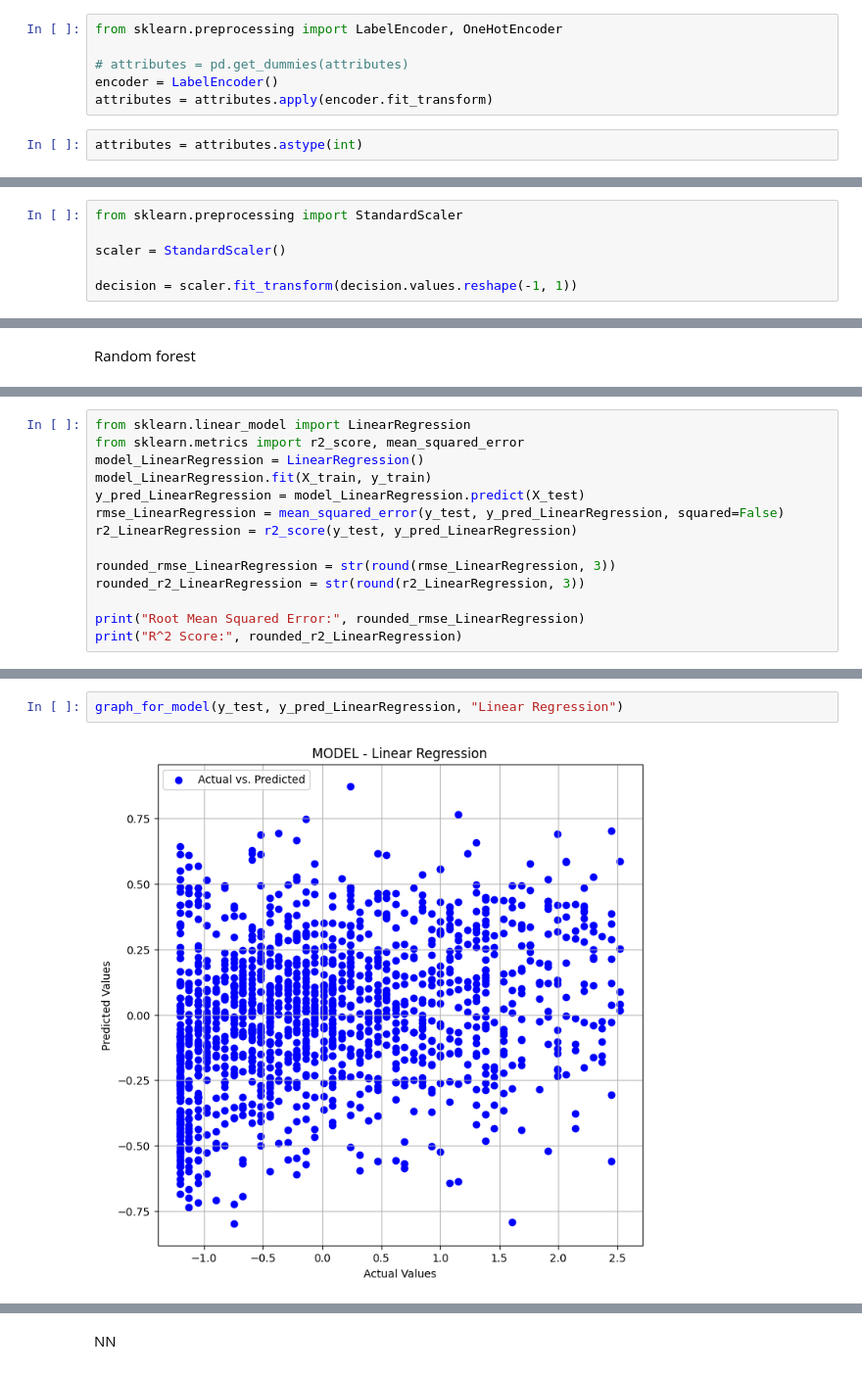
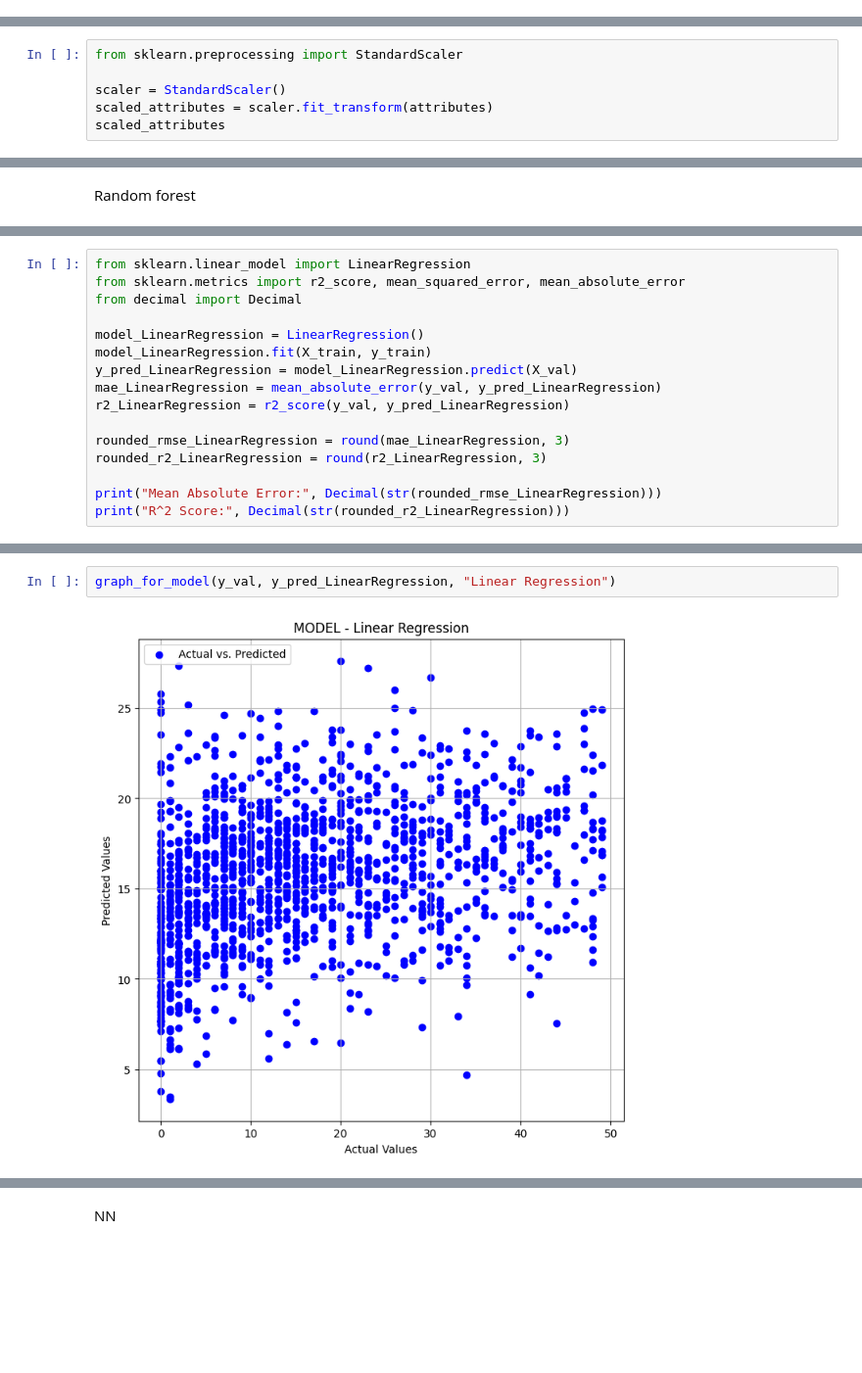
Before and after one commit to suzejka/shelter, a Jupyter notebook: magisterka.ipynb, the cells around one changed output, grey strips where cells are left out. Shown: that part at 98% size. Drawn from its saved outputs; the diff is of its cells as text; blank space fills up the shorter version.

```diff
--- a/magisterka.ipynb
+++ b/magisterka.ipynb
@@ -770,12 +756,4 @@ decision = df["Days in Shelter"].astype(float)
 attributes = df.drop("Days in Shelter", axis=1)
-# %%
-from sklearn.preprocessing import LabelEncoder, OneHotEncoder
-
-# attributes = pd.get_dummies(attributes)
-encoder = LabelEncoder()
-attributes = attributes.apply(encoder.fit_transform)
-# %%
-attributes = attributes.astype(int)
 # %%
 attributes
 # %% [output]
@@ -811,5 +793,5 @@ Name: Days in Shelter, Length: 9669, dtype: float64
 from sklearn.preprocessing import StandardScaler
 
 scaler = StandardScaler()
-
-decision = scaler.fit_transform(decision.values.reshape(-1, 1))
+scaled_attributes = scaler.fit_transform(attributes)
+scaled_attributes
@@ -863,15 +851,17 @@ Random forest
 # %%
 from sklearn.linear_model import LinearRegression
-from sklearn.metrics import r2_score, mean_squared_error
+from sklearn.metrics import r2_score, mean_squared_error, mean_absolute_error
+from decimal import Decimal
+
 model_LinearRegression = LinearRegression()
 model_LinearRegression.fit(X_train, y_train)
-y_pred_LinearRegression = model_LinearRegression.predict(X_test)
-rmse_LinearRegression = mean_squared_error(y_test, y_pred_LinearRegression, squared=False)
-r2_LinearRegression = r2_score(y_test, y_pred_LinearRegression)
+y_pred_LinearRegression = model_LinearRegression.predict(X_val)
+mae_LinearRegression = mean_absolute_error(y_val, y_pred_LinearRegression)
+r2_LinearRegression = r2_score(y_val, y_pred_LinearRegression)
 
-rounded_rmse_LinearRegression = str(round(rmse_LinearRegression, 3))
-rounded_r2_LinearRegression = str(round(r2_LinearRegression, 3))
+rounded_rmse_LinearRegression = round(mae_LinearRegression, 3)
+rounded_r2_LinearRegression = round(r2_LinearRegression, 3)
 
-print("Root Mean Squared Error:", rounded_rmse_LinearRegression)
-print("R^2 Score:", rounded_r2_LinearRegression)
+print("Mean Absolute Error:", Decimal(str(rounded_rmse_LinearRegression)))
+print("R^2 Score:", Decimal(str(rounded_r2_LinearRegression)))
 # %% [output]
@@ -880,7 +870,7 @@ R^2 Score: 0.076
 # %%
-graph_for_model(y_test, y_pred_LinearRegression, "Linear Regression")
+graph_for_model(y_val, y_pred_LinearRegression, "Linear Regression")
 # %% [output]
-[figure, old version]
+[figure, new version]
 # %%
 from sklearn.linear_model import Ridge, Lasso, BayesianRidge
 
```
Also changed, not shown: parts of 50 cells of this notebook.
